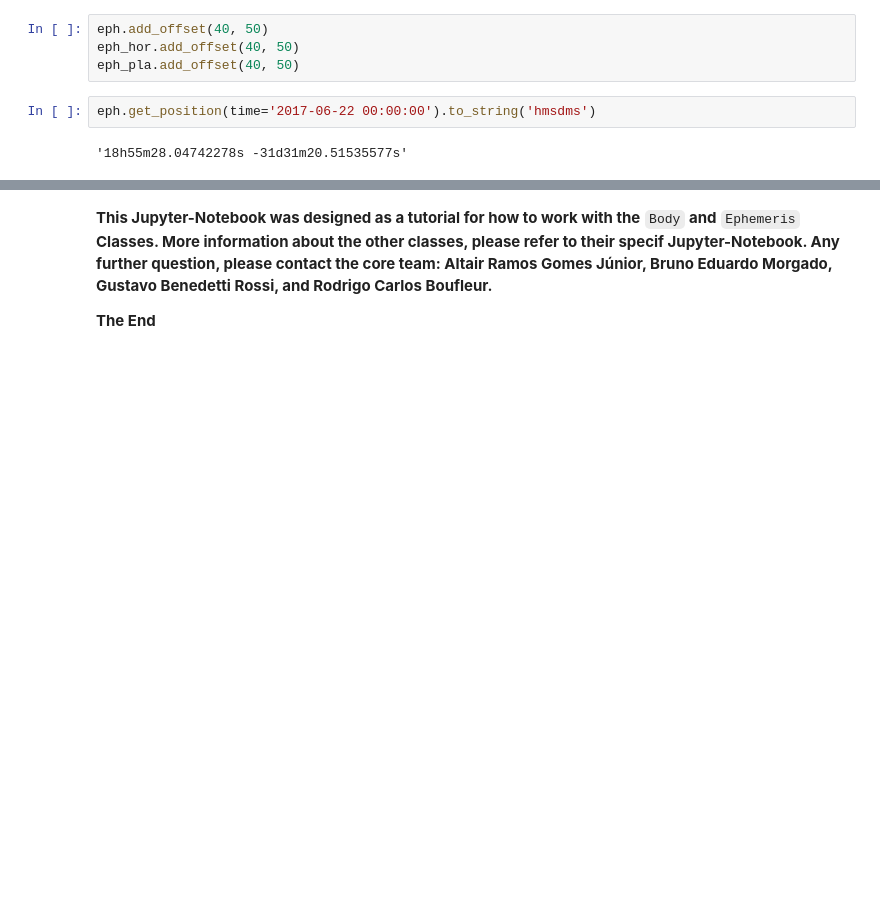
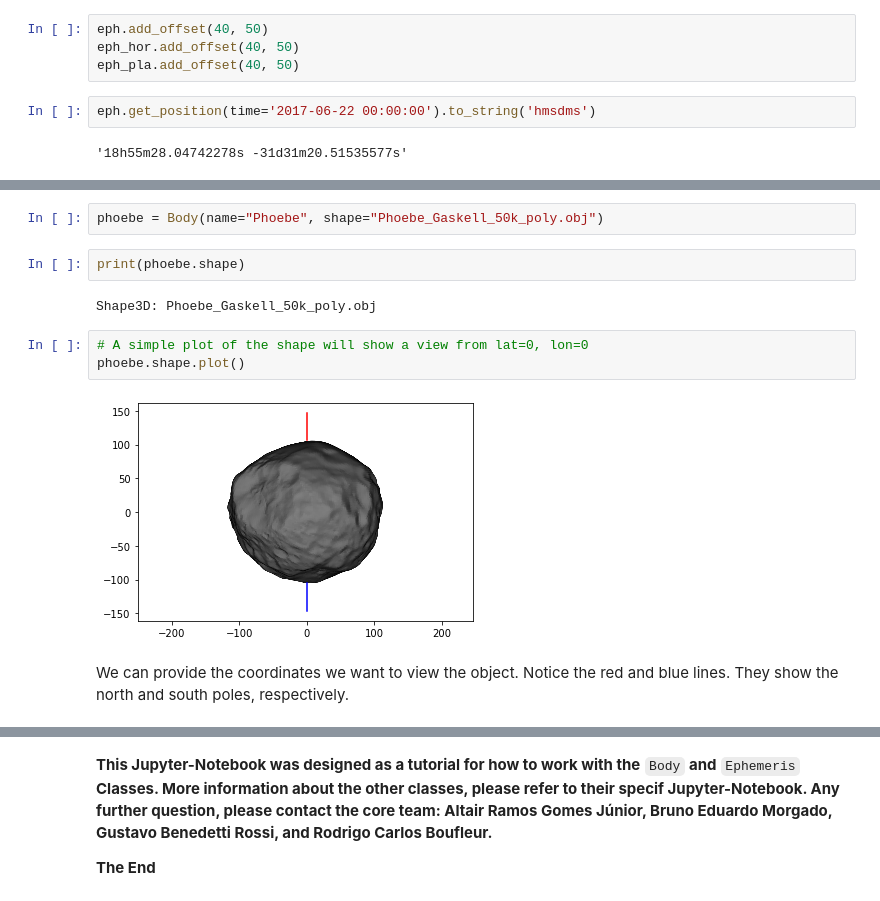
Before and after one commit to riogroup/SORA, a Jupyter notebook: docs/guidelines/body.ipynb, the cells around one changed output, grey strips where cells are left out. Drawn from its saved outputs; the diff is of its cells as text; blank space fills up the shorter version.

Commit message:
Updated body guideline with frame and shape

```diff
--- a/docs/guidelines/body.ipynb
+++ b/docs/guidelines/body.ipynb
@@ -701,0 +765,13 @@ eph.get_position(time='2017-06-22 00:00:00').to_string('hmsdms')
+# %%
+phoebe = Body(name="Phoebe", shape="Phoebe_Gaskell_50k_poly.obj")
+# %%
+print(phoebe.shape)
+# %% [output]
+Shape3D: Phoebe_Gaskell_50k_poly.obj
+# %%
+# A simple plot of the shape will show a view from lat=0, lon=0
+phoebe.shape.plot()
+# %% [output]
+[figure, added]
+# %% [markdown]
+We can provide the coordinates we want to view the object. Notice the red and blue lines. They show the north and south poles, respectively.
```
Also changed, not shown: parts of 40 cells of this notebook.
